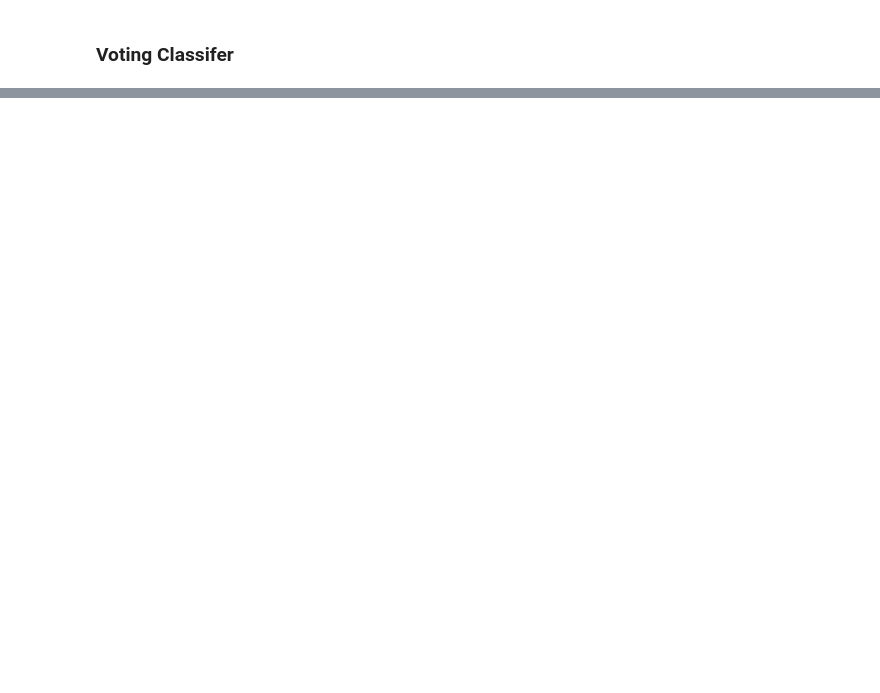
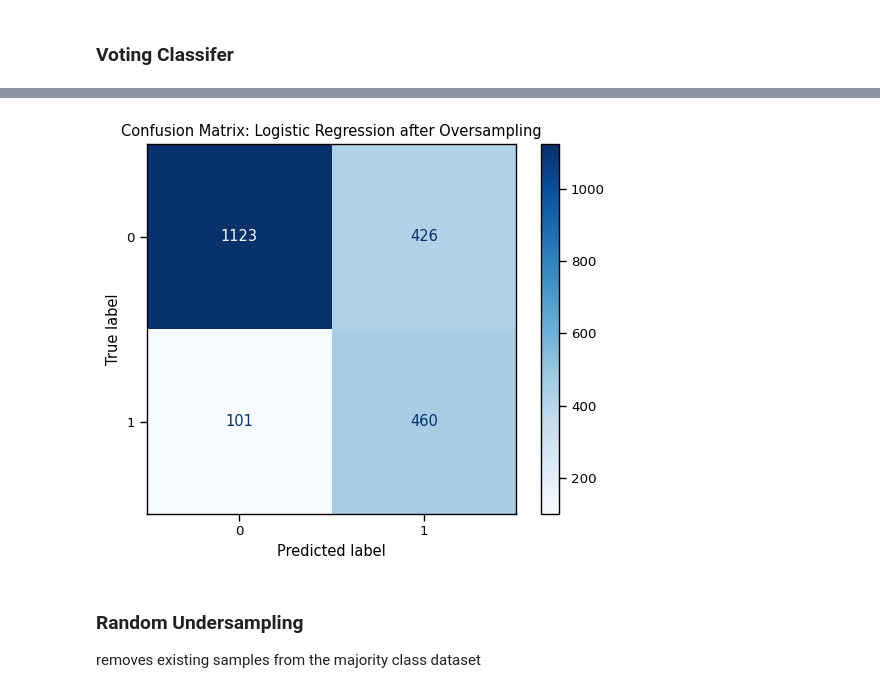
Before and after one commit to KudoroEsther/Customer_churn, a Jupyter notebook: notebooks/sample_copy.ipynb, the cells around one changed output, grey strips where cells are left out. Saved outputs shown, nothing was run; the diff lists cells and outputs as text; code cells hidden in the pictures; blank space fills up the shorter version.

```diff
--- a/notebooks/sample_copy.ipynb
+++ b/notebooks/sample_copy.ipynb
@@ -805,0 +854,6 @@ voting_clf.fit(X_train, y_train)
+# %%
+log_model = LogisticRegression()
+log_model.fit(X_train_ros, y_train_ros)
+log_pred = log_model.predict(X_test)
+print("Logistic Regression Recall after oversampling:", recall_score(y_test, log_pred))
+print(classification_report(y_test, log_pred))
@@ -805,0 +880,12 @@ voting_clf.fit(X_train, y_train)
+# %%
+cm = confusion_matrix(y_test, log_pred)
+disp = ConfusionMatrixDisplay(confusion_matrix=cm)
+#Plotting with model name as title
+disp.plot(cmap='Blues')
+plt.title(f"Confusion Matrix: Logistic Regression after Oversampling")
+plt.show()
+# %% [output]
+[figure, added]
+# %% [markdown]
+### Random Undersampling
+removes existing samples from the majority class dataset
```
Also changed, not shown: parts of 13 cells of this notebook.
